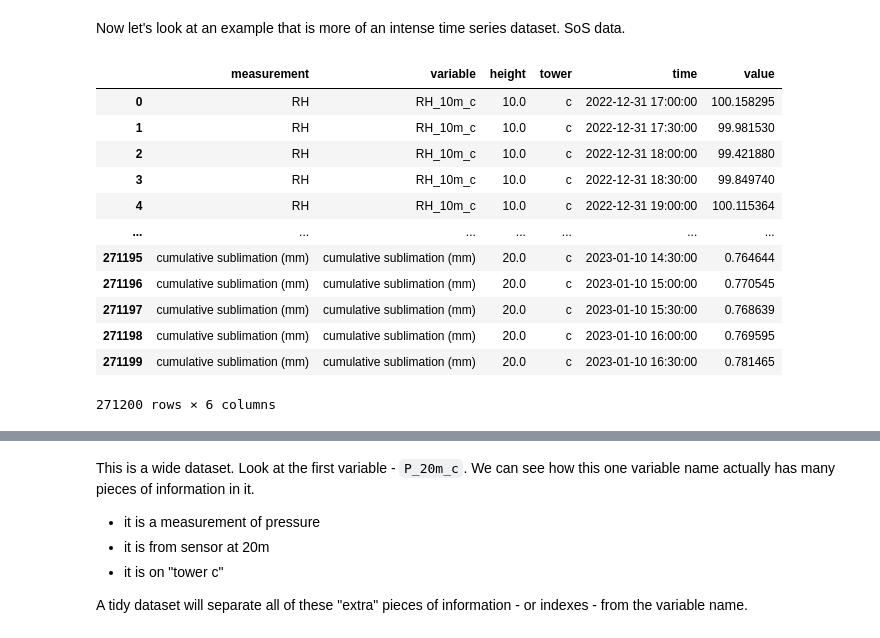
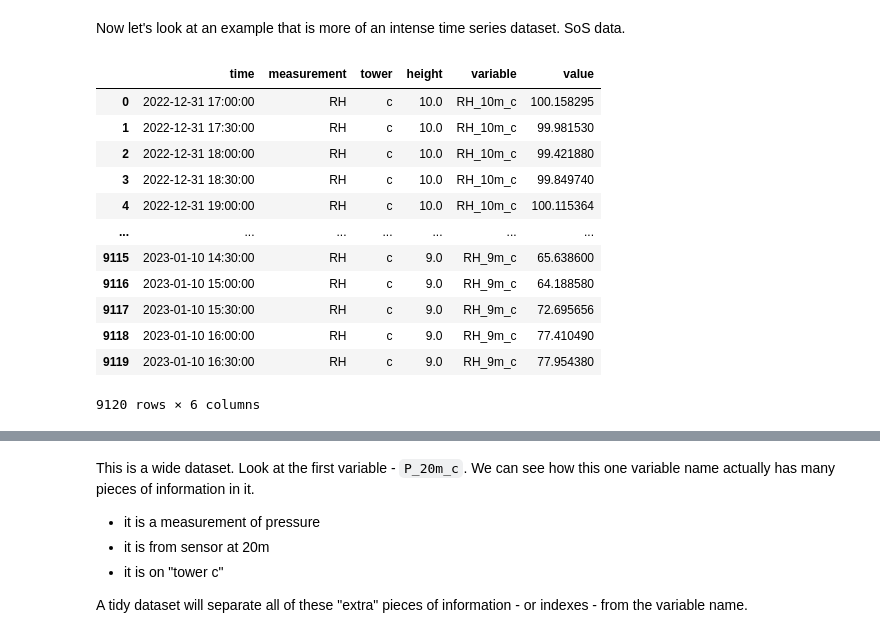
Before and after one commit to elischwat/altair_demo, a Jupyter notebook: altair-exploratory-notebook.ipynb, the cells around one changed output, grey strips where cells are left out. Drawn from its saved outputs; the diff is of its cells as text; code cells hidden in the pictures.

```diff
--- a/altair-exploratory-notebook.ipynb
+++ b/altair-exploratory-notebook.ipynb
@@ -360,21 +378,21 @@ Now, there are only 3 columns - two columns that describe the data point, "date"
 # %% [markdown]
 Now let's look at an example that is more of an intense time series dataset. SoS data.
 # %%
-pd.read_parquet('data/tidy_df_30Min_20230101_20230110_planar_fit.parquet')
+pd.read_parquet('data/tidy_df_30Min_20230101_20230110_planar_fit.parquet').query("measurement == 'RH'")
 # %% [output]
-|  | measurement | variable | height | tower | time | value |
-| 0 | RH | RH_10m_c | 10.0 | c | 2022-12-31 17:00:00 | 100.158295 |
-| 1 | RH | RH_10m_c | 10.0 | c | 2022-12-31 17:30:00 | 99.981530 |
-| 2 | RH | RH_10m_c | 10.0 | c | 2022-12-31 18:00:00 | 99.421880 |
-| 3 | RH | RH_10m_c | 10.0 | c | 2022-12-31 18:30:00 | 99.849740 |
-| 4 | RH | RH_10m_c | 10.0 | c | 2022-12-31 19:00:00 | 100.115364 |
+|  | time | measurement | tower | height | variable | value |
+| 0 | 2022-12-31 17:00:00 | RH | c | 10.0 | RH_10m_c | 100.158295 |
+| 1 | 2022-12-31 17:30:00 | RH | c | 10.0 | RH_10m_c | 99.981530 |
+| 2 | 2022-12-31 18:00:00 | RH | c | 10.0 | RH_10m_c | 99.421880 |
+| 3 | 2022-12-31 18:30:00 | RH | c | 10.0 | RH_10m_c | 99.849740 |
+| 4 | 2022-12-31 19:00:00 | RH | c | 10.0 | RH_10m_c | 100.115364 |
 | ... | ... | ... | ... | ... | ... | ... |
-| 271195 | cumulative sublimation (mm) | cumulative sublimation (mm) | 20.0 | c | 2023-01-10 14:30:00 | 0.764644 |
-| 271196 | cumulative sublimation (mm) | cumulative sublimation (mm) | 20.0 | c | 2023-01-10 15:00:00 | 0.770545 |
-| 271197 | cumulative sublimation (mm) | cumulative sublimation (mm) | 20.0 | c | 2023-01-10 15:30:00 | 0.768639 |
-| 271198 | cumulative sublimation (mm) | cumulative sublimation (mm) | 20.0 | c | 2023-01-10 16:00:00 | 0.769595 |
-| 271199 | cumulative sublimation (mm) | cumulative sublimation (mm) | 20.0 | c | 2023-01-10 16:30:00 | 0.781465 |
+| 9115 | 2023-01-10 14:30:00 | RH | c | 9.0 | RH_9m_c | 65.638600 |
+| 9116 | 2023-01-10 15:00:00 | RH | c | 9.0 | RH_9m_c | 64.188580 |
+| 9117 | 2023-01-10 15:30:00 | RH | c | 9.0 | RH_9m_c | 72.695656 |
+| 9118 | 2023-01-10 16:00:00 | RH | c | 9.0 | RH_9m_c | 77.410490 |
+| 9119 | 2023-01-10 16:30:00 | RH | c | 9.0 | RH_9m_c | 77.954380 |
-271200 rows × 6 columns
+9120 rows × 6 columns
 # %%
 xr.open_dataset('data/isfs_20230101.nc').to_dataframe().head()
 # %% [output]
```
Also changed, not shown: parts of 14 cells of this notebook.
